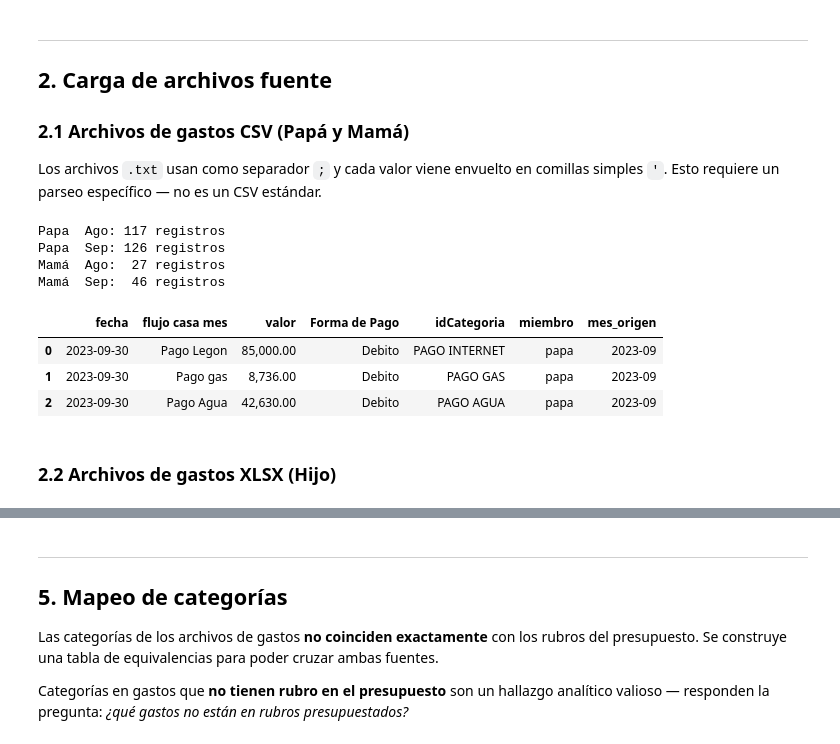
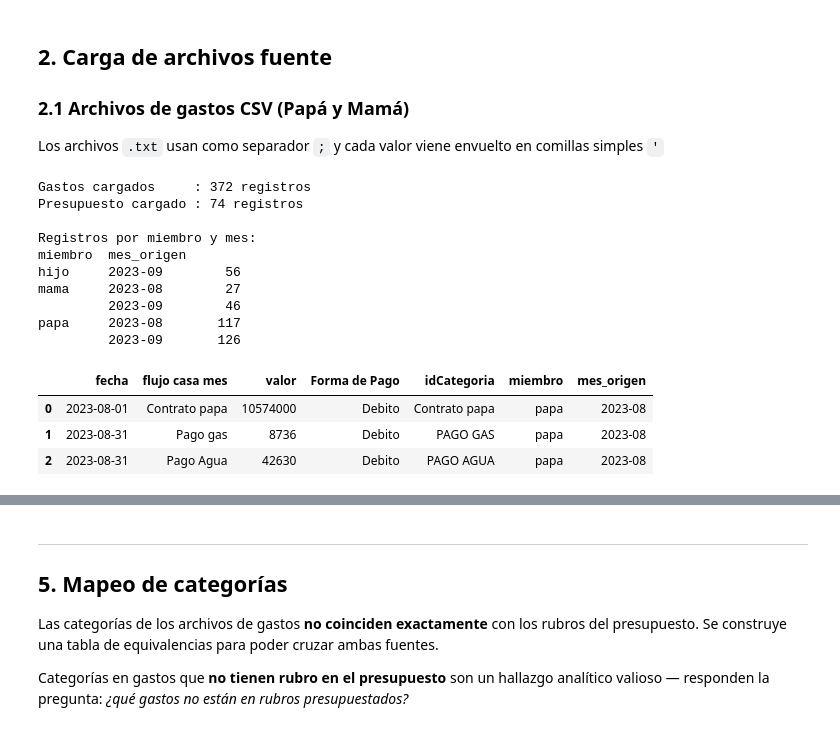
Before and after one commit to dballesteroso345/iw-proyecto, a Jupyter notebook: notebooks/01_ingestion_cleaning.ipynb, the cells around one changed output, grey strips where cells are left out. Cells and saved outputs as stored; diff of their text form; code cells hidden in the pictures.

```diff
--- a/notebooks/01_ingestion_cleaning.ipynb
+++ b/notebooks/01_ingestion_cleaning.ipynb
@@ -55,58 +110,35 @@ print(f'   PROC_DIR → {PROC_DIR.resolve()}')
 # %% [markdown]
----
+
 ## 2. Carga de archivos fuente
 
 ### 2.1 Archivos de gastos CSV (Papá y Mamá)
 
-Los archivos `.txt` usan como separador `;` y cada valor viene envuelto en comillas simples `'`. Esto requiere un parseo específico — no es un CSV estándar.
+Los archivos `.txt` usan como separador `;` y cada valor viene envuelto en comillas simples `'`
 # %%
-def cargar_gasto_txt(ruta: Path, miembro: str, mes: str) -> pd.DataFrame:
-    """
-    Carga un archivo de gastos en formato TXT con separador ';'
-    y valores envueltos en comillas simples.
+loader = DataLoader(RAW_DIR)
 
-    Parámetros
-    ----------
-    ruta    : Path al archivo fuente
-    miembro : Nombre del miembro de la familia ('papa', 'mama')
-    mes     : Mes en formato 'YYYY-MM' para trazabilidad
+df_gastos_raw = loader.load_all_gastos()
+df_ppto_raw   = loader.load_all_presupuesto()
 
-    Retorna
-    -------
-    DataFrame con columna adicional 'miembro' y 'mes_origen'
-    """
-    df = pd.read_csv(
-        ruta,
-        sep=';',
-        quotechar="'",
-        encoding='utf-8'
-    )
-    df.columns = df.columns.str.strip().str.replace("'", '', regex=False)
-    df['miembro']    = miembro
-    df['mes_origen'] = mes
-    return df
-
-
-# Cargar los cuatro archivos TXT
-df_papa_08  = cargar_gasto_txt(RAW_DIR / 'Gastos_Papa_202308.txt', 'papa',  '2023-08')
-df_papa_09  = cargar_gasto_txt(RAW_DIR / 'Gastos_Papa_202309.txt', 'papa',  '2023-09')
-df_mama_08  = cargar_gasto_txt(RAW_DIR / 'Gastos_Mama_202308.txt', 'mama',  '2023-08')
-df_mama_09  = cargar_gasto_txt(RAW_DIR / 'Gastos_Mama_202309.txt', 'mama',  '2023-09')
-
-print(f'Papa  Ago: {len(df_papa_08):>3} registros')
-print(f'Papa  Sep: {len(df_papa_09):>3} registros')
-print(f'Mamá  Ago: {len(df_mama_08):>3} registros')
-print(f'Mamá  Sep: {len(df_mama_09):>3} registros')
+print(f'Gastos cargados     : {len(df_gastos_raw)} registros')
+print(f'Presupuesto cargado : {len(df_ppto_raw)} registros')
 print()
-df_papa_09.head(3)
+print('Registros por miembro y mes:')
+print(df_gastos_raw.groupby(['miembro', 'mes_origen']).size().to_string())
+print()
+df_gastos_raw.head(3)
 # %% [output]
-Papa  Ago: 117 registros
-Papa  Sep: 126 registros
-Mamá  Ago:  27 registros
-Mamá  Sep:  46 registros
+Gastos cargados     : 372 registros
+Presupuesto cargado : 74 registros
+
+Registros por miembro y mes:
+miembro  mes_origen
+hijo     2023-09        56
+mama     2023-08        27
+         2023-09        46
+papa     2023-08       117
+         2023-09       126
 |  | fecha | flujo casa mes | valor | Forma de Pago | idCategoria | miembro | mes_origen |
-| 0 | 2023-09-30 | Pago Legon | 85,000.00 | Debito | PAGO INTERNET | papa | 2023-09 |
-| 1 | 2023-09-30 | Pago gas | 8,736.00 | Debito | PAGO GAS | papa | 2023-09 |
-| 2 | 2023-09-30 | Pago Agua | 42,630.00 | Debito | PAGO AGUA | papa | 2023-09 |
+| 0 | 2023-08-01 | Contrato papa | 10574000 | Debito | Contrato papa | papa | 2023-08 |
+| 1 | 2023-08-31 | Pago gas | 8736 | Debito | PAGO GAS | papa | 2023-08 |
+| 2 | 2023-08-31 | Pago Agua | 42630 | Debito | PAGO AGUA | papa | 2023-08 |
-# %% [markdown]
-### 2.2 Archivos de gastos XLSX (Hijo)
```
Also changed, not shown: parts of 15 cells of this notebook, 15 other files.
